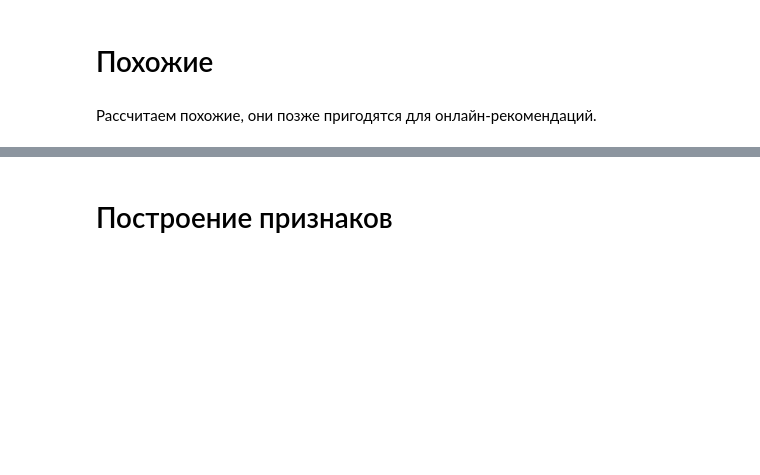
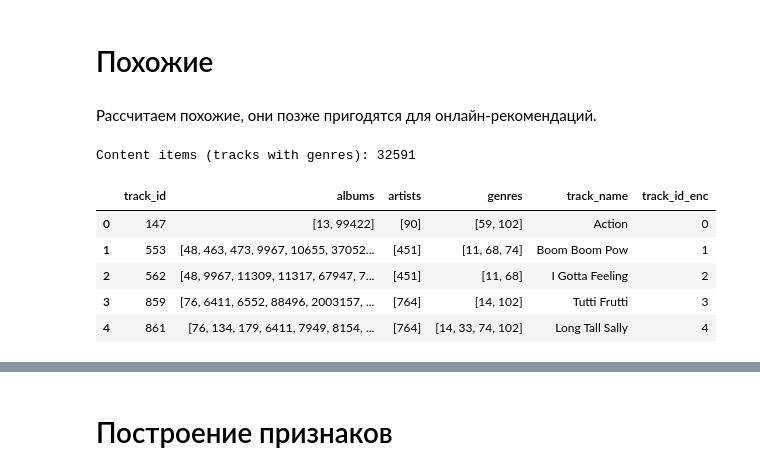
Before and after one commit to alex-feygin/mle-recsys-project, a Jupyter notebook: recommendations_filled.ipynb, the cells around one changed output, grey strips where cells are left out. Saved outputs shown, nothing was run; the diff lists cells and outputs as text; code cells hidden in the pictures; blank space fills up the shorter version.

Commit message:
Updated recommendations logic

```diff
--- a/recommendations_filled.ipynb
+++ b/recommendations_filled.ipynb
@@ -508,6 +526,10 @@ events_out = OUTPUT_DIR / "events.parquet"
 
 items.to_parquet(items_out, index=False)
 events.to_parquet(events_out, index=False)
+
+encoders_path = OUTPUT_DIR / "encoders.pkl"
+with open(encoders_path, "wb") as f:
+    pickle.dump({"user_encoder": user_encoder, "item_encoder": item_encoder}, f)
 
 print("Saved locally:")
 print(" -", items_out.resolve())
@@ -996,3 +971,25 @@ Personal ALS — K=100:
 # Похожие
 # %% [markdown]
 Рассчитаем похожие, они позже пригодятся для онлайн-рекомендаций.
+# %%
+# Load and Prepare Items for Content Recommendations (use items for DEBUG subset)
+items_content = items[
+    items["genres"].notna() & (items["genres"].apply(len) > 0)
+].copy()
+
+# Sort by track_id
+items_content = items_content.sort_values("track_id").reset_index(drop=True)
+
+# Create encoded index
+items_content["track_id_enc"] = range(len(items_content))
+
+print(f"Content items (tracks with genres): {len(items_content)}")
+items_content.head()
+# %% [output]
+Content items (tracks with genres): 32591
+|  | track_id | albums | artists | genres | track_name | track_id_enc |
+| 0 | 147 | [13, 99422] | [90] | [59, 102] | Action | 0 |
+| 1 | 553 | [48, 463, 473, 9967, 10655, 37052... | [451] | [11, 68, 74] | Boom Boom Pow | 1 |
+| 2 | 562 | [48, 9967, 11309, 11317, 67947, 7... | [451] | [11, 68] | I Gotta Feeling | 2 |
+| 3 | 859 | [76, 6411, 6552, 88496, 2003157, ... | [764] | [14, 102] | Tutti Frutti | 3 |
+| 4 | 861 | [76, 134, 179, 6411, 7949, 8154, ... | [764] | [14, 33, 74, 102] | Long Tall Sally | 4 |
```
Also changed, not shown: parts of 22 cells of this notebook.
